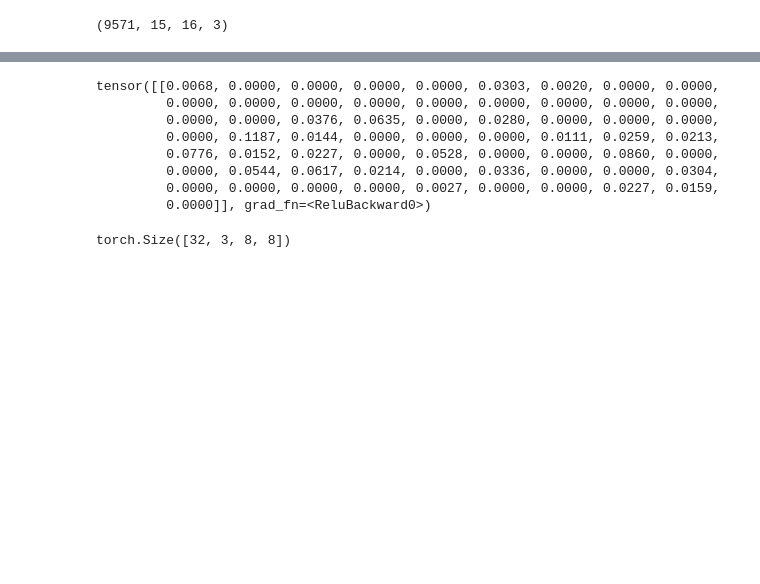
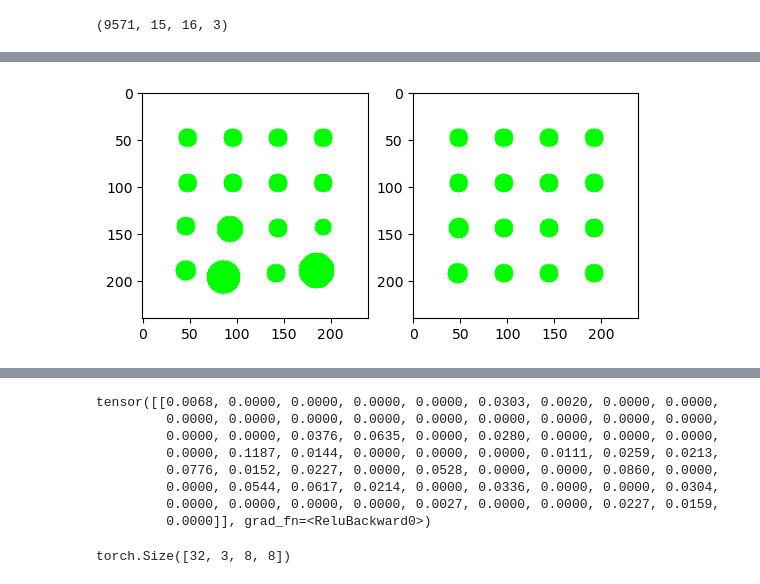
Before and after one commit to aadhithya14/tactile-learning-new-hand, a Jupyter notebook: notebooks/tactile_image.ipynb, the cells around one changed output, grey strips where cells are left out. Drawn from its saved outputs; the diff is of its cells as text; code cells hidden in the pictures; blank space fills up the shorter version.

```diff
--- a/notebooks/tactile_image.ipynb
+++ b/notebooks/tactile_image.ipynb
@@ -103,3 +106,43 @@ img.plot()
+# %%
+import cv2
+import matplotlib.pyplot as plt
+
+def plot_tactile_sensor(ax, sensor_values, use_img=False, img=None):
+    # sensor_values: (16, 3) - 3 values for each tactile - x and y represents the position, z represents the pressure on the tactile point
+    img_shape = (240, 240, 3) # For one sensor
+    blank_image = np.ones(img_shape, np.uint8) * 255
+    if use_img == False:
+        img = ax.imshow(blank_image.copy())
+
+    # Set the coordinates for each circle
+    tactile_coordinates = []
+    for j in range(48, 192+1, 48): # Y
+        for i in range(48, 192+1, 48): # X - It goes from top left to bottom right row first
+            tactile_coordinates.append([i,j])
+
+    # Plot the circles
+    for i in range(sensor_values.shape[0]):
+        center_coordinates = (
+            tactile_coordinates[i][0] + int(sensor_values[i,0]/20), # NOTE: Change this
+            tactile_coordinates[i][1] + int(sensor_values[i,1]/20)
+        )
+        radius = max(10 + int(sensor_values[i,2]/10), 2)
+
+        if i == 0:
+            frame_axis = cv2.circle(blank_image.copy(), center_coordinates, radius, color=(0,255,0), thickness=-1)
+        else:
+            frame_axis = cv2.circle(frame_axis.copy(), center_coordinates, radius, color=(0,255,0), thickness=-1)
+
+    img.set_array(frame_axis)
+
+    return img, frame_axis
+
+fig, axs = plt.subplots(nrows=1, ncols=2)
+plot_tactile_sensor(axs[0], curr_tactile_value[3,:,:])
+plot_tactile_sensor(axs[1], curr_tactile_value[7,:,:])
+plt.show()
+# %% [output]
+[figure, added]
 # %%
 # Create the encoder for this image
 from tactile_learning.models.custom import PrintSize
```
Also changed, not shown: parts of 2 cells of this notebook, 9 other files.
